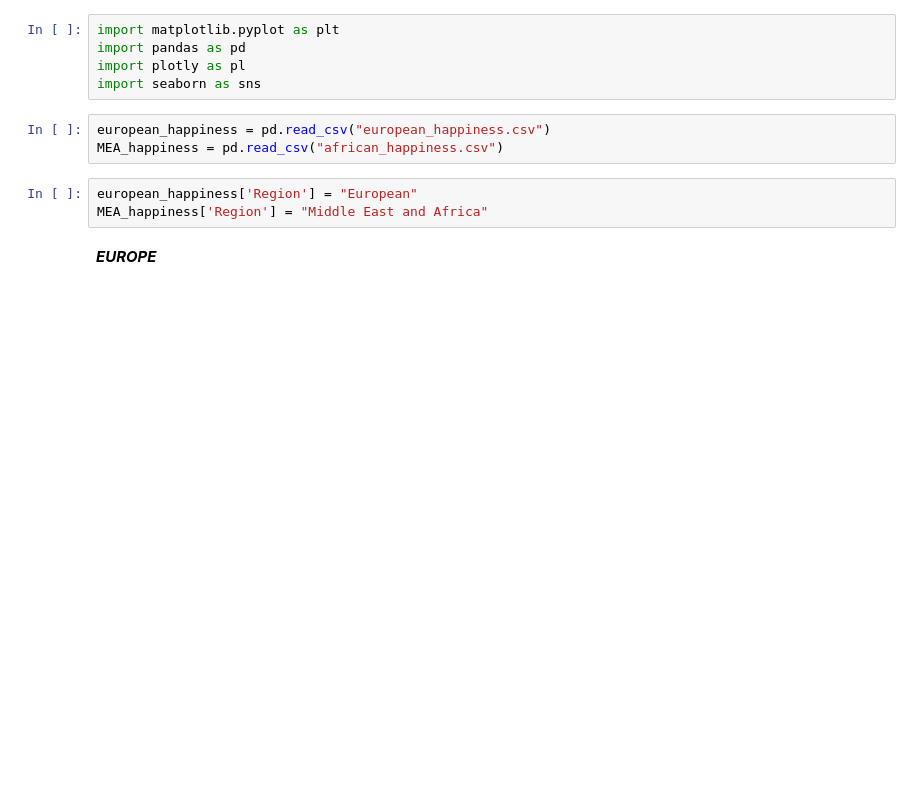
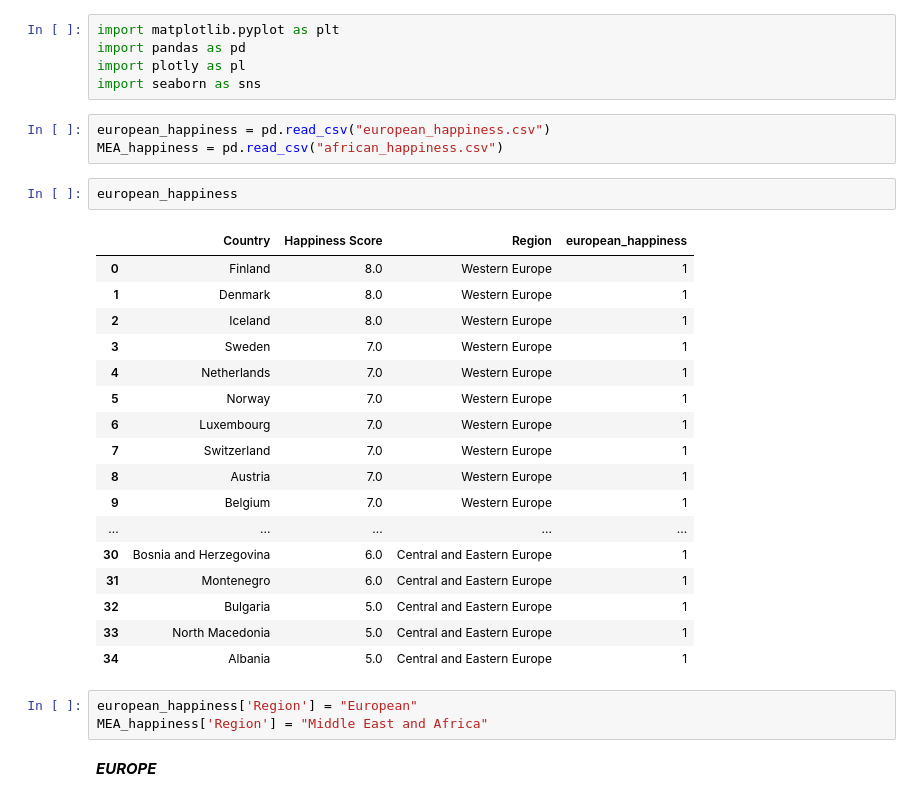
Before and after one commit to TimoLischke/sql-database, a Jupyter notebook: africa_european_happiness.ipynb, the cells around one changed output. Saved outputs shown, nothing was run; the diff lists cells and outputs as text; blank space fills up the shorter version.

```diff
--- a/africa_european_happiness.ipynb
+++ b/africa_european_happiness.ipynb
@@ -6,6 +6,26 @@ import seaborn as sns
 # %%
 european_happiness = pd.read_csv("european_happiness.csv")
 MEA_happiness = pd.read_csv("african_happiness.csv")
+# %%
+european_happiness
+# %% [output]
+|  | Country | Happiness Score | Region | european_happiness |
+| 0 | Finland | 8.0 | Western Europe | 1 |
+| 1 | Denmark | 8.0 | Western Europe | 1 |
+| 2 | Iceland | 8.0 | Western Europe | 1 |
+| 3 | Sweden | 7.0 | Western Europe | 1 |
+| 4 | Netherlands | 7.0 | Western Europe | 1 |
+| 5 | Norway | 7.0 | Western Europe | 1 |
+| 6 | Luxembourg | 7.0 | Western Europe | 1 |
+| 7 | Switzerland | 7.0 | Western Europe | 1 |
+| 8 | Austria | 7.0 | Western Europe | 1 |
+| 9 | Belgium | 7.0 | Western Europe | 1 |
+| ... | ... | ... | ... | ... |
+| 30 | Bosnia and Herzegovina | 6.0 | Central and Eastern Europe | 1 |
+| 31 | Montenegro | 6.0 | Central and Eastern Europe | 1 |
+| 32 | Bulgaria | 5.0 | Central and Eastern Europe | 1 |
+| 33 | North Macedonia | 5.0 | Central and Eastern Europe | 1 |
+| 34 | Albania | 5.0 | Central and Eastern Europe | 1 |
 # %%
 european_happiness['Region'] = "European"
 MEA_happiness['Region'] = "Middle East and Africa"
```
Also changed, not shown: parts of 17 cells of this notebook, 25 other files.
